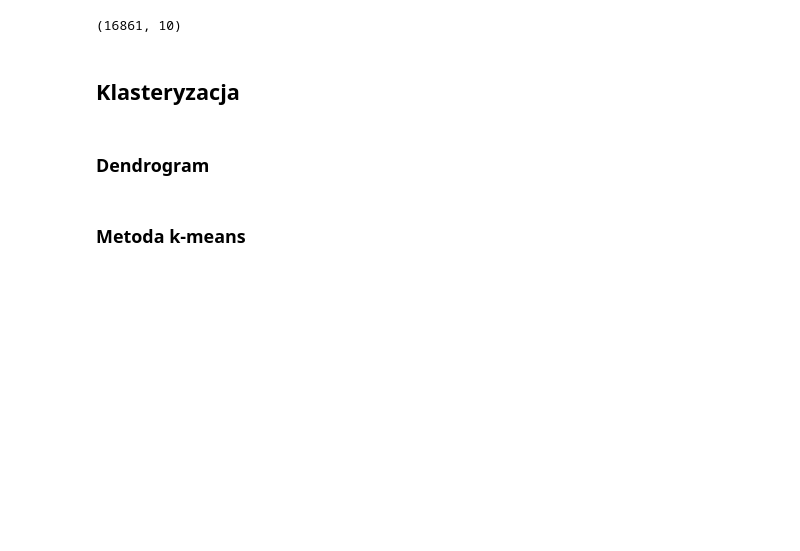
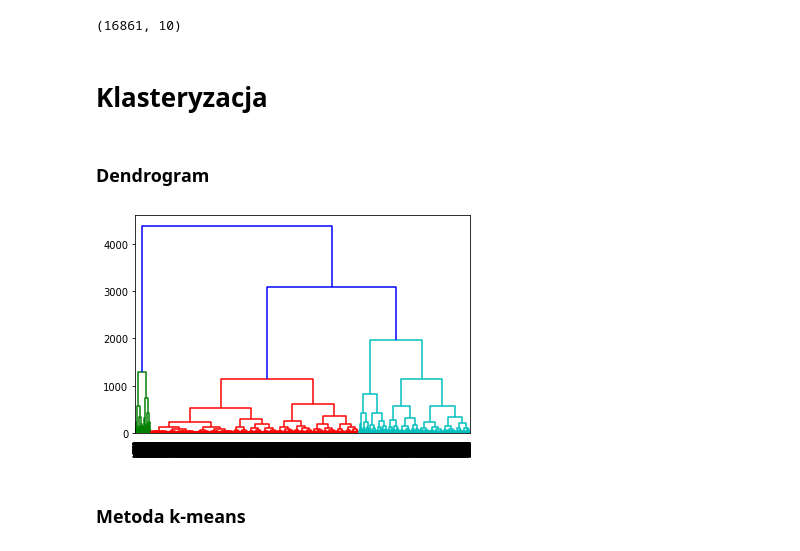
Before and after one commit to hubert-mazur/bike_sharing_data_exploration, a Jupyter notebook: project.ipynb, the cells around one changed output. Saved outputs shown, nothing was run; the diff lists cells and outputs as text; code cells hidden in the pictures; blank space fills up the shorter version.

```diff
--- a/project.ipynb
+++ b/project.ipynb
@@ -526,14 +531,15 @@ dataset.shape
 # %% [output]
 (16861, 10)
 # %% [markdown]
-## Klasteryzacja
+# Klasteryzacja
 # %% [markdown]
 ### Dendrogram
 # %%
 from scipy.cluster.hierarchy import dendrogram, linkage
 
-# To trwa długo
-# Dendrogram = dendrogram((linkage(dataset[['cnt','t1']], method ='complete')))
+Dendrogram = dendrogram((linkage(dataset[['cnt','t1']], method ='complete')))
+# %% [output]
+[figure, added]
 # %% [markdown]
 ### Metoda k-means
 # %%
```
Also changed, not shown: parts of 25 cells of this notebook.
